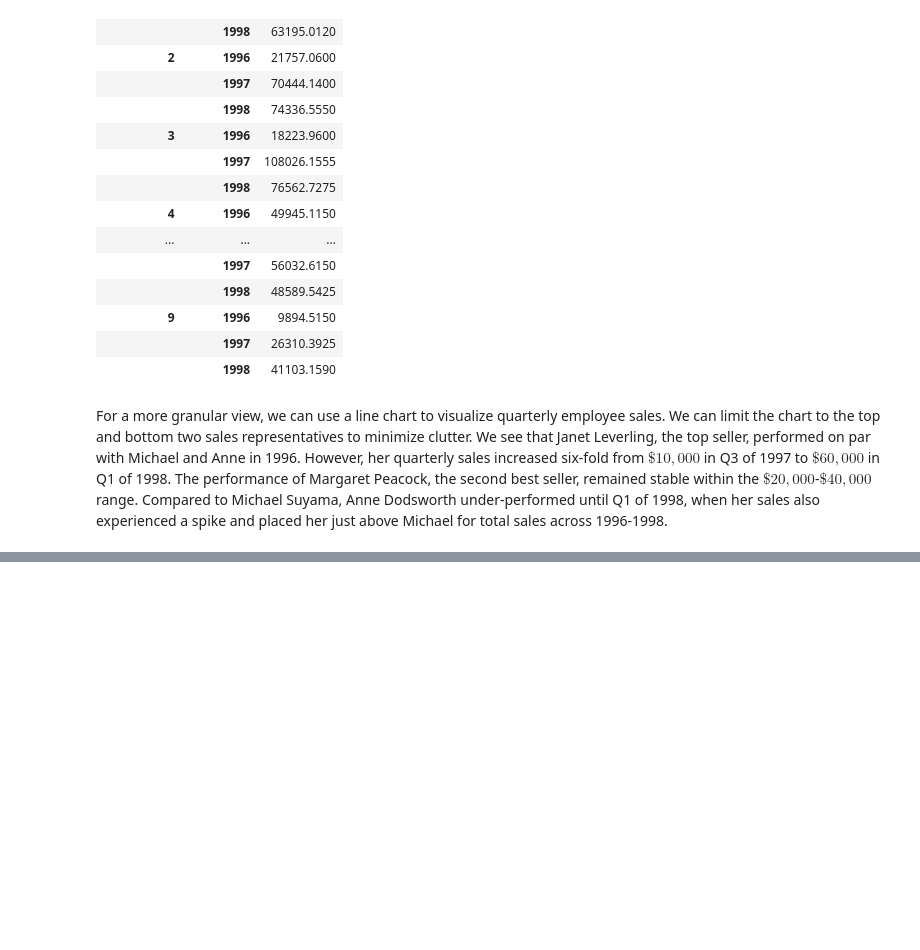
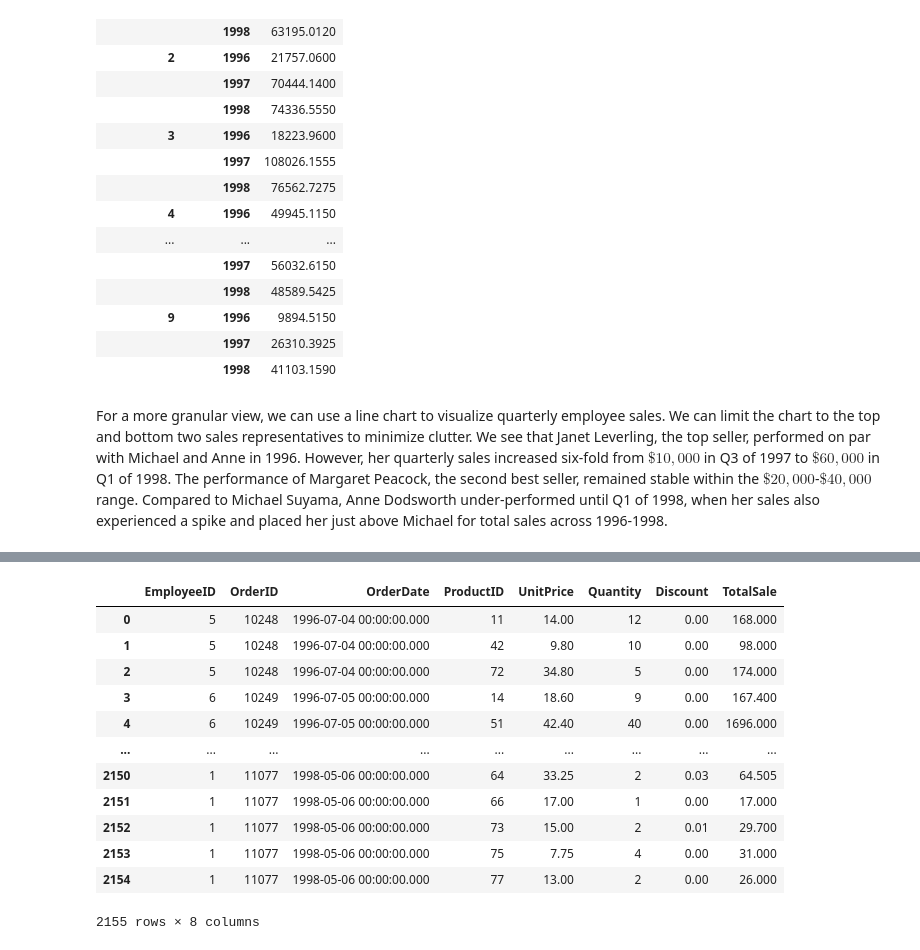
Before and after one commit to xaviergenelin/Big-Data-Project, a Jupyter notebook: Group_13_Part_2.ipynb, the cells around one changed output, grey strips where cells are left out. Drawn from its saved outputs; the diff is of its cells as text; code cells hidden in the pictures; blank space fills up the shorter version.

```diff
--- a/Group_13_Part_2.ipynb
+++ b/Group_13_Part_2.ipynb
@@ -164,0 +165,16 @@ plt.legend(["Janet Leverling", "Margaret Peacock", "Michael Suyama", "Anne Dodsw
+# %%
+orders_per_employee
+# %% [output]
+|  | EmployeeID | OrderID | OrderDate | ProductID | UnitPrice | Quantity | Discount | TotalSale |
+| 0 | 5 | 10248 | 1996-07-04 00:00:00.000 | 11 | 14.00 | 12 | 0.00 | 168.000 |
+| 1 | 5 | 10248 | 1996-07-04 00:00:00.000 | 42 | 9.80 | 10 | 0.00 | 98.000 |
+| 2 | 5 | 10248 | 1996-07-04 00:00:00.000 | 72 | 34.80 | 5 | 0.00 | 174.000 |
+| 3 | 6 | 10249 | 1996-07-05 00:00:00.000 | 14 | 18.60 | 9 | 0.00 | 167.400 |
+| 4 | 6 | 10249 | 1996-07-05 00:00:00.000 | 51 | 42.40 | 40 | 0.00 | 1696.000 |
+| ... | ... | ... | ... | ... | ... | ... | ... | ... |
+| 2150 | 1 | 11077 | 1998-05-06 00:00:00.000 | 64 | 33.25 | 2 | 0.03 | 64.505 |
+| 2151 | 1 | 11077 | 1998-05-06 00:00:00.000 | 66 | 17.00 | 1 | 0.00 | 17.000 |
+| 2152 | 1 | 11077 | 1998-05-06 00:00:00.000 | 73 | 15.00 | 2 | 0.01 | 29.700 |
+| 2153 | 1 | 11077 | 1998-05-06 00:00:00.000 | 75 | 7.75 | 4 | 0.00 | 31.000 |
+| 2154 | 1 | 11077 | 1998-05-06 00:00:00.000 | 77 | 13.00 | 2 | 0.00 | 26.000 |
+2155 rows × 8 columns
```
Also changed, not shown: parts of 8 cells of this notebook.
